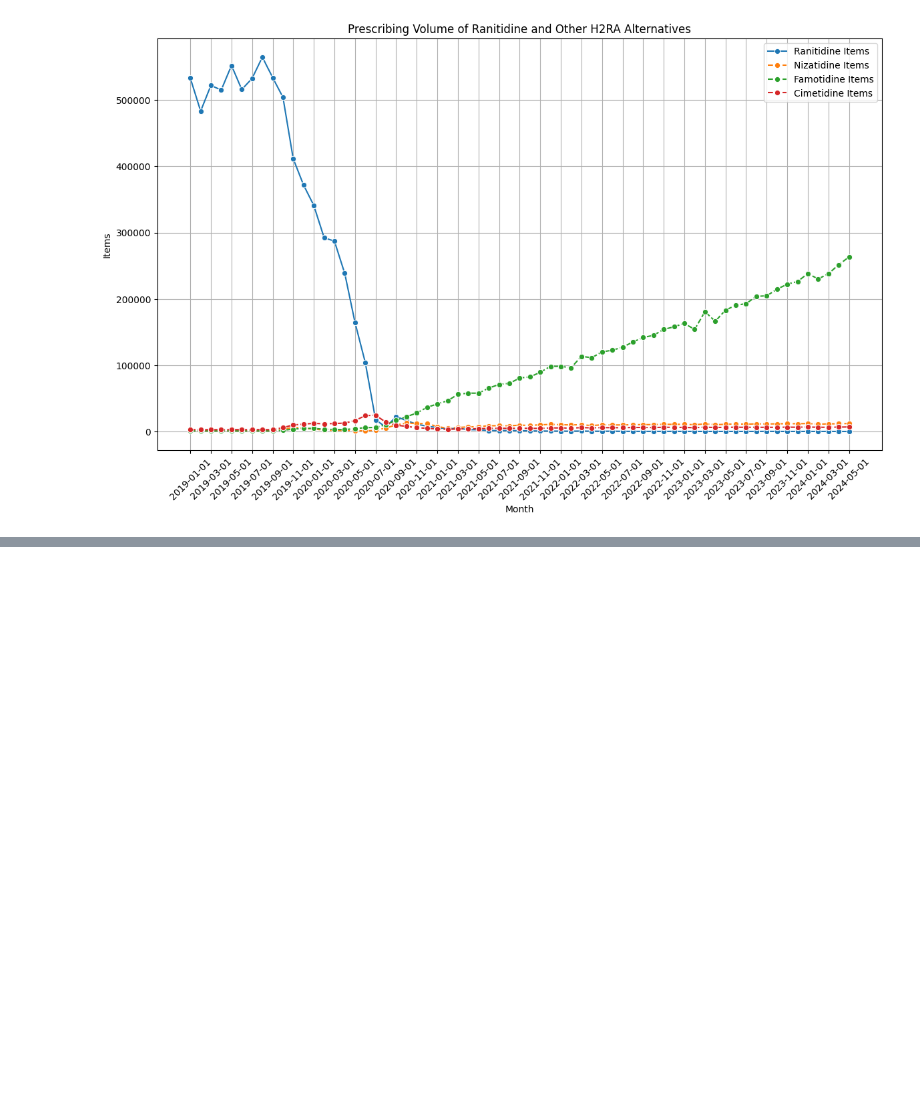
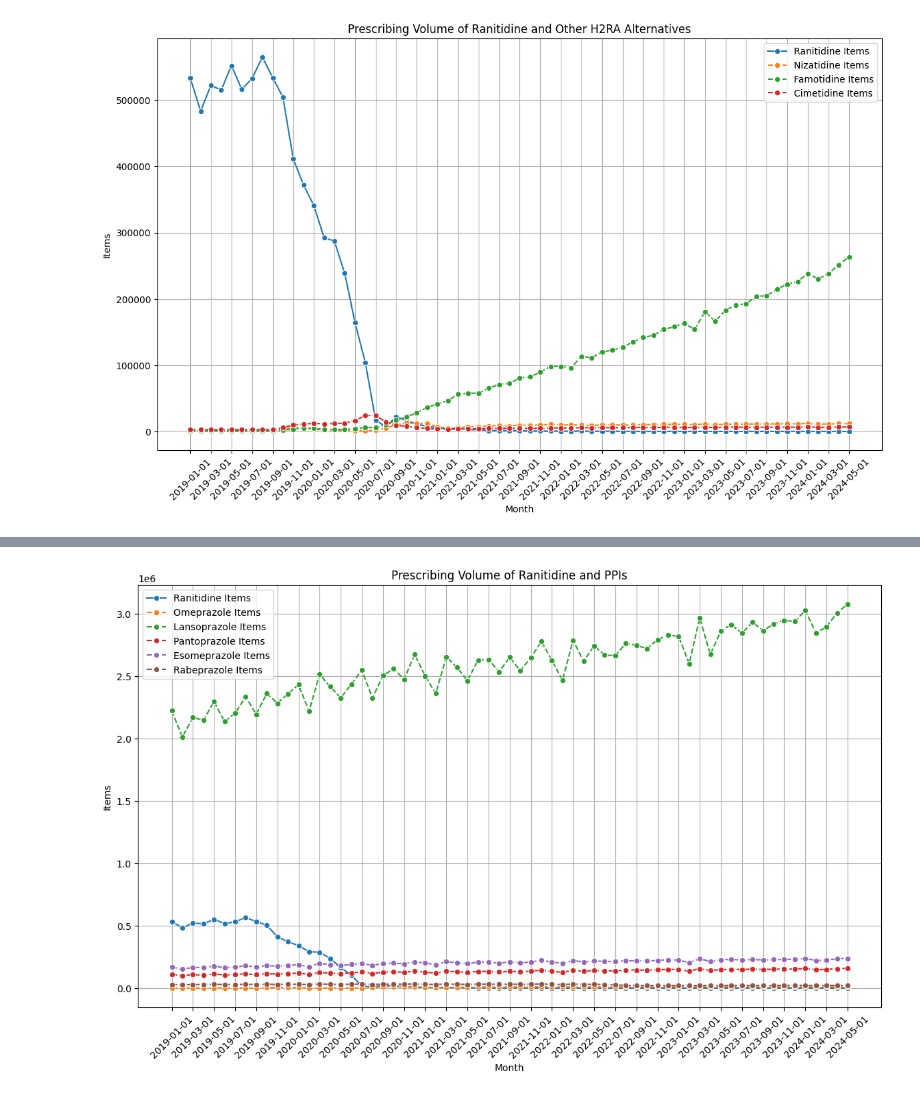
Before and after one commit to erickpua/med-student-omeprazole, a Jupyter notebook: notebooks/Omeprazole shortage.ipynb, the cells around one changed output, grey strips where cells are left out. Cells and saved outputs as stored; diff of their text form; code cells hidden in the pictures; blank space fills up the shorter version.

```diff
--- a/notebooks/Omeprazole shortage.ipynb
+++ b/notebooks/Omeprazole shortage.ipynb
@@ -654,0 +774,6 @@ print(data_filtered_omeprazole)
+# %%
+esomeprazole_codes = ['0103050E0']
+esomeprazole_exclude_codes = ['0103050E0AAACAC','0103050E0BBACAC']
+
+data_filtered_esomeprazole = bnf_code_filter(gi_df, 'bnf_code', esomeprazole_codes, esomeprazole_exclude_codes)
+print(data_filtered_esomeprazole)
@@ -654,0 +798,3 @@ print(data_filtered_omeprazole)
+# %%
+esomeprazole_monthly_totals = data_filtered_esomeprazole.groupby('month')['items'].sum().reset_index()
+print(esomeprazole_monthly_totals)
@@ -654,0 +816,5 @@ print(data_filtered_omeprazole)
+# %%
+rabeprazole_codes = ['0103050T0']
+
+data_filtered_rabeprazole = bnf_code_filter(gi_df, 'bnf_code', rabeprazole_codes)
+print(data_filtered_rabeprazole)
@@ -654,0 +839,3 @@ print(data_filtered_omeprazole)
+# %%
+rabeprazole_monthly_totals = data_filtered_rabeprazole.groupby('month')['items'].sum().reset_index()
+print(rabeprazole_monthly_totals)
@@ -654,0 +857,43 @@ print(data_filtered_omeprazole)
+# %%
+# Create a Seaborn figure
+plt.figure(figsize=(14, 8))  # Increase figure size for better readability
+
+# Plot the original monthly totals for Ranitidine using Seaborn
+sns.lineplot(data=ranitidine_monthly_totals, x='month', y='items', marker='o', label='Ranitidine Items')
+
+# Plot the totals for Omeprazole
+sns.lineplot(data=omeprazole_monthly_totals, x='month', y='items', marker='o', linestyle='--', label='Omeprazole Items')
+
+# Plot the totals for Lansoprazole
+sns.lineplot(data=lansoprazole_monthly_totals, x='month', y='items', marker='o', linestyle='--', label='Lansoprazole Items')
+
+# Plot the totals for Pantoprazole
+sns.lineplot(data=pantoprazole_monthly_totals, x='month', y='items', marker='o', linestyle='--', label='Pantoprazole Items')
+
+# Plot the totals for Esomeprazole
+sns.lineplot(data=esomeprazole_monthly_totals, x='month', y='items', marker='o', linestyle='--', label='Esomeprazole Items')
+
+# Plot the totals for Rabeprazole
+sns.lineplot(data=rabeprazole_monthly_totals, x='month', y='items', marker='o', linestyle='--', label='Rabeprazole Items')
+
+# Rotate x-axis labels to avoid overlapping
+plt.xticks(rotation=45)
+
+# Optionally reduce the number of ticks on the x-axis
+plt.xticks(ticks=ranitidine_monthly_totals['month'][::2], rotation=45)
+
+# Add titles and labels
+plt.title('Prescribing Volume of Ranitidine and PPIs')
+plt.xlabel('Month')
+plt.ylabel('Items')
+
+# Add a legend to differentiate the lines
+plt.legend()
+
+# Adding grid for better readability
+plt.grid(True)
+
+# Display the plot
+plt.show()
+# %% [output]
+[figure, added]
```
Also changed, not shown: parts of 11 cells of this notebook.
